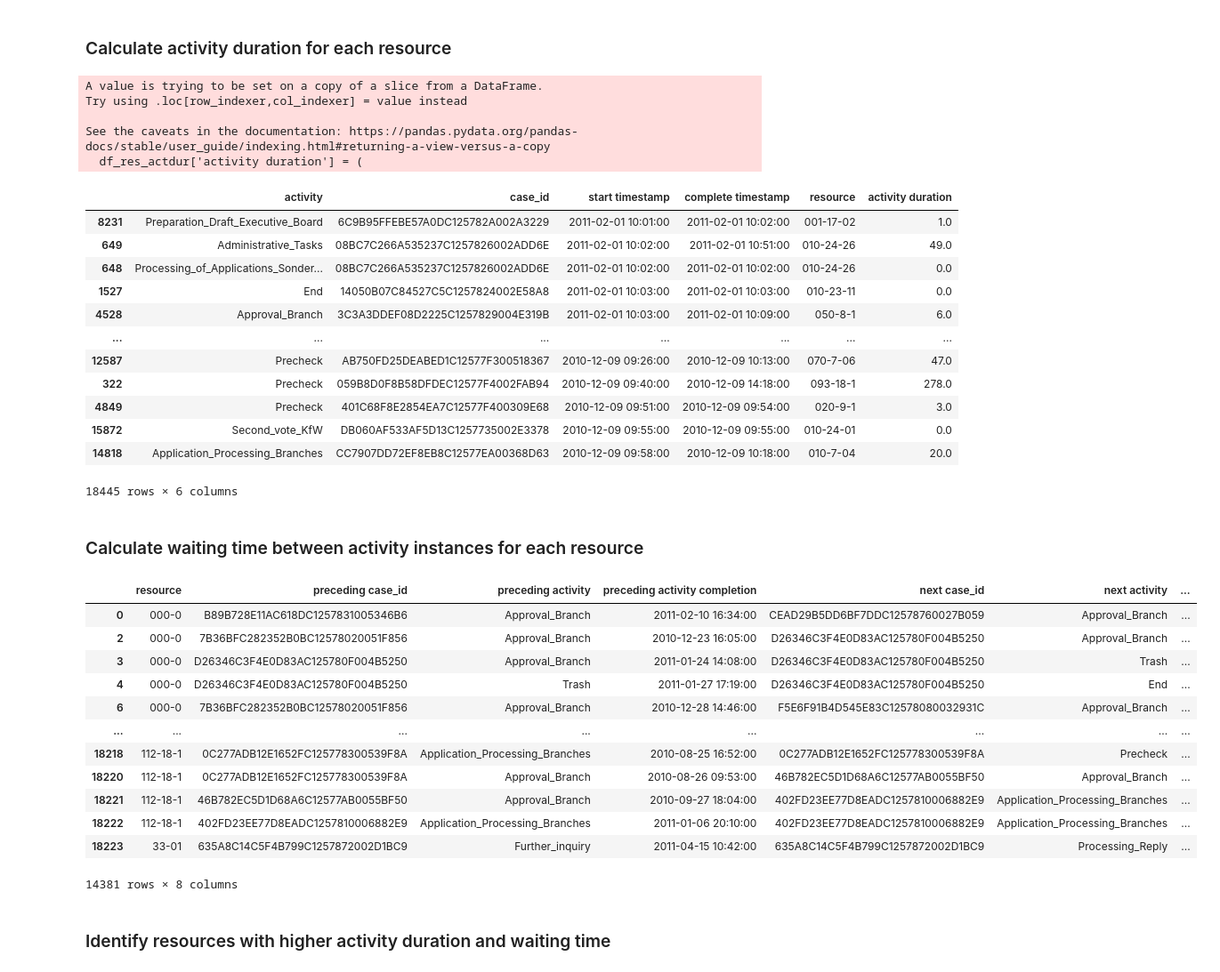
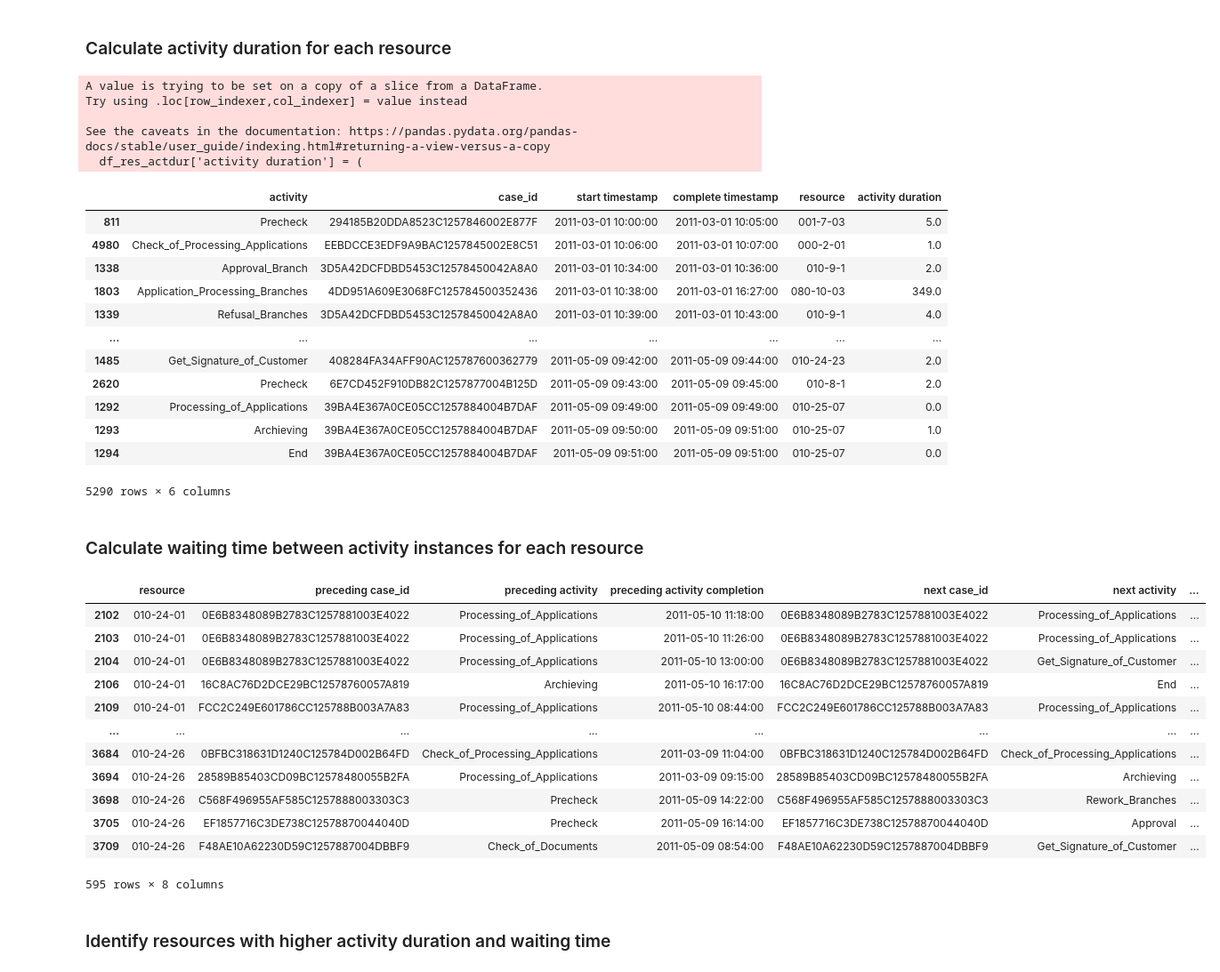
Before and after one commit to roy-jingyang/weasel_detection, a Jupyter notebook: Social-related/9_Idling.ipynb, the cells around one changed output. Shown: that part at 89% size. Cells and saved outputs as stored; diff of their text form; code cells hidden in the pictures.

```diff
--- a/Social-related/9_Idling.ipynb
+++ b/Social-related/9_Idling.ipynb
@@ -11,12 +11,18 @@ alt.data_transformers.enable('vegafusion')
 # %% [output]
 DataTransformerRegistry.enable('vegafusion')
 # %%
-log_name = 'propr'
+log_name = 'propr_test'
 
 fn_logs = {
-    'bpic15': '../data/preproc/bpic2015_disco.csv',
+    'bpic15': '../data/preproc/bpic15.csv',
+    'bpic15_ref': '../data/preproc/bpic15_train-70.csv',
+    'bpic15_test': '../data/preproc/bpic15_test-30.csv',
+
     'bpic17': '../data/preproc/bpic2017.csv',
-    'propr': '../data/preproc/proprietary.csv'
+
+    'propr': '../data/preproc/proprietary.csv',
+    'propr_ref': '../data/preproc/proprietary_train-70.csv',
+    'propr_test': '../data/preproc/proprietary_test-30.csv'
 }
 # %%
 log = pd.read_csv(fn_logs[log_name])
@@ -37,0 +44,9 @@ log
+# %%
+# proprietary
+log['department'] = log['resource'].apply(
+    lambda x: x.split('-')[0]
+)
+log['department_role'] = log['resource'].apply(
+    lambda x: x.split('-')[0] + '-' + x.split('-')[1]
+)
+log
@@ -37,0 +67,3 @@ log
+# %%
+sel_resources = log.loc[log['department_role'] == '010-24', 'resource'].unique()
+print(len(sel_resources))
@@ -60,59 +94,63 @@ Try using .loc[row_indexer,col_indexer] = value instead
 See the caveats in the documentation: https://pandas.pydata.org/pandas-docs/stable/user_guide/indexing.html#returning-a-view-versus-a-copy
   df_res_actdur['activity duration'] = (
 |  | activity | case_id | start timestamp | complete timestamp | resource | activity duration |
-| 8231 | Preparation_Draft_Executive_Board | 6C9B95FFEBE57A0DC125782A002A3229 | 2011-02-01 10:01:00 | 2011-02-01 10:02:00 | 001-17-02 | 1.0 |
-| 649 | Administrative_Tasks | 08BC7C266A535237C1257826002ADD6E | 2011-02-01 10:02:00 | 2011-02-01 10:51:00 | 010-24-26 | 49.0 |
-| 648 | Processing_of_Applications_Sonder... | 08BC7C266A535237C1257826002ADD6E | 2011-02-01 10:02:00 | 2011-02-01 10:02:00 | 010-24-26 | 0.0 |
-| 1527 | End | 14050B07C84527C5C1257824002E58A8 | 2011-02-01 10:03:00 | 2011-02-01 10:03:00 | 010-23-11 | 0.0 |
-| 4528 | Approval_Branch | 3C3A3DDEF08D2225C1257829004E319B | 2011-02-01 10:03:00 | 2011-02-01 10:09:00 | 050-8-1 | 6.0 |
+| 811 | Precheck | 294185B20DDA8523C1257846002E877F | 2011-03-01 10:00:00 | 2011-03-01 10:05:00 | 001-7-03 | 5.0 |
+| 4980 | Check_of_Processing_Applications | EEBDCCE3EDF9A9BAC1257845002E8C51 | 2011-03-01 10:06:00 | 2011-03-01 10:07:00 | 000-2-01 | 1.0 |
+| 1338 | Approval_Branch | 3D5A42DCFDBD5453C12578450042A8A0 | 2011-03-01 10:34:00 | 2011-03-01 10:36:00 | 010-9-1 | 2.0 |
+| 1803 | Application_Processing_Branches | 4DD951A609E3068FC125784500352436 | 2011-03-01 10:38:00 | 2011-03-01 16:27:00 | 080-10-03 | 349.0 |
+| 1339 | Refusal_Branches | 3D5A42DCFDBD5453C12578450042A8A0 | 2011-03-01 10:39:00 | 2011-03-01 10:43:00 | 010-9-1 | 4.0 |
 | ... | ... | ... | ... | ... | ... | ... |
-| 12587 | Precheck | AB750FD25DEABED1C12577F300518367 | 2010-12-09 09:26:00 | 2010-12-09 10:13:00 | 070-7-06 | 47.0 |
-| 322 | Precheck | 059B8D0F8B58DFDEC12577F4002FAB94 | 2010-12-09 09:40:00 | 2010-12-09 14:18:00 | 093-18-1 | 278.0 |
-| 4849 | Precheck | 401C68F8E2854EA7C12577F400309E68 | 2010-12-09 09:51:00 | 2010-12-09 09:54:00 | 020-9-1 | 3.0 |
-| 15872 | Second_vote_KfW | DB060AF533AF5D13C1257735002E3378 | 2010-12-09 09:55:00 | 2010-12-09 09:55:00 | 010-24-01 | 0.0 |
-| 14818 | Application_Processing_Branches | CC7907DD72EF8EB8C12577EA00368D63 | 2010-12-09 09:58:00 | 2010-12-09 10:18:00 | 010-7-04 | 20.0 |
+| 1485 | Get_Signature_of_Customer | 408284FA34AFF90AC125787600362779 | 2011-05-09 09:42:00 | 2011-05-09 09:44:00 | 010-24-23 | 2.0 |
+| 2620 | Precheck | 6E7CD452F910DB82C1257877004B125D | 2011-05-09 09:43:00 | 2011-05-09 09:45:00 | 010-8-1 | 2.0 |
+| 1292 | Processing_of_Applications | 39BA4E367A0CE05CC1257884004B7DAF | 2011-05-09 09:49:00 | 2011-05-09 09:49:00 | 010-25-07 | 0.0 |
+| 1293 | Archieving | 39BA4E367A0CE05CC1257884004B7DAF | 2011-05-09 09:50:00 | 2011-05-09 09:51:00 | 010-25-07 | 1.0 |
+| 1294 | End | 39BA4E367A0CE05CC1257884004B7DAF | 2011-05-09 09:51:00 | 2011-05-09 09:51:00 | 010-25-07 | 0.0 |
-18445 rows × 6 columns
+5290 rows × 6 columns
 # %% [markdown]
 ### Calculate waiting time between activity instances for each resource
 # %%
 df_res_waiting = list()
 for res, events in log.groupby('resource'):
     for i in range(len(events) - 1):
         pre_event = events.iloc[i]
         next_event = events.iloc[i+1]
         waiting_time = (
             next_event['start timestamp'] -
             pre_event['complete timestamp']
         )
         df_res_waiting.append({
             'resource': res,
             'preceding case_id': pre_event['case_id'],
             'preceding activity': pre_event['activity'],
             'preceding activity completion': pre_event['complete timestamp'],
             'next case_id': next_event['case_id'],
             'next activity': next_event['activity'],
             'next activity start': next_event['start timestamp'],
             'waiting time': waiting_time
         })
 df_res_waiting = pd.DataFrame(df_res_waiting)
 df_res_waiting['waiting time'] =  df_res_waiting['waiting time'].dt.total_seconds() / 60
 # NOTE: only non-negative waiting time makes sense
 df_res_waiting = df_res_waiting[df_res_waiting['waiting time'] >= 0]
+# NOTE: consider only waiting time within the same case
+df_res_waiting = df_res_waiting.loc[df_res_waiting['preceding case_id'] == df_res_waiting['next case_id'], :]
+
+df_res_waiting = df_res_waiting[df_res_waiting['resource'].isin(sel_resources)]
 df_res_waiting
 # %% [output]
 |  | resource | preceding case_id | preceding activity | preceding activity completion | next case_id | next activity | ... |
-| 0 | 000-0 | B89B728E11AC618DC1257831005346B6 | Approval_Branch | 2011-02-10 16:34:00 | CEAD29B5DD6BF7DDC12578760027B059 | Approval_Branch | ... |
-| 2 | 000-0 | 7B36BFC282352B0BC12578020051F856 | Approval_Branch | 2010-12-23 16:05:00 | D26346C3F4E0D83AC125780F004B5250 | Approval_Branch | ... |
-| 3 | 000-0 | D26346C3F4E0D83AC125780F004B5250 | Approval_Branch | 2011-01-24 14:08:00 | D26346C3F4E0D83AC125780F004B5250 | Trash | ... |
-| 4 | 000-0 | D26346C3F4E0D83AC125780F004B5250 | Trash | 2011-01-27 17:19:00 | D26346C3F4E0D83AC125780F004B5250 | End | ... |
-| 6 | 000-0 | 7B36BFC282352B0BC12578020051F856 | Approval_Branch | 2010-12-28 14:46:00 | F5E6F91B4D545E83C12578080032931C | Approval_Branch | ... |
+| 2102 | 010-24-01 | 0E6B8348089B2783C1257881003E4022 | Processing_of_Applications | 2011-05-10 11:18:00 | 0E6B8348089B2783C1257881003E4022 | Processing_of_Applications | ... |
+| 2103 | 010-24-01 | 0E6B8348089B2783C1257881003E4022 | Processing_of_Applications | 2011-05-10 11:26:00 | 0E6B8348089B2783C1257881003E4022 | Processing_of_Applications | ... |
+| 2104 | 010-24-01 | 0E6B8348089B2783C1257881003E4022 | Processing_of_Applications | 2011-05-10 13:00:00 | 0E6B8348089B2783C1257881003E4022 | Get_Signature_of_Customer | ... |
+| 2106 | 010-24-01 | 16C8AC76D2DCE29BC12578760057A819 | Archieving | 2011-05-10 16:17:00 | 16C8AC76D2DCE29BC12578760057A819 | End | ... |
+| 2109 | 010-24-01 | FCC2C249E601786CC125788B003A7A83 | Processing_of_Applications | 2011-05-10 08:44:00 | FCC2C249E601786CC125788B003A7A83 | Processing_of_Applications | ... |
 | ... | ... | ... | ... | ... | ... | ... | ... |
-| 18218 | 112-18-1 | 0C277ADB12E1652FC125778300539F8A | Application_Processing_Branches | 2010-08-25 16:52:00 | 0C277ADB12E1652FC125778300539F8A | Precheck | ... |
-| 18220 | 112-18-1 | 0C277ADB12E1652FC125778300539F8A | Approval_Branch | 2010-08-26 09:53:00 | 46B782EC5D1D68A6C12577AB0055BF50 | Approval_Branch | ... |
-| 18221 | 112-18-1 | 46B782EC5D1D68A6C12577AB0055BF50 | Approval_Branch | 2010-09-27 18:04:00 | 402FD23EE77D8EADC1257810006882E9 | Application_Processing_Branches | ... |
-| 18222 | 112-18-1 | 402FD23EE77D8EADC1257810006882E9 | Application_Processing_Branches | 2011-01-06 20:10:00 | 402FD23EE77D8EADC1257810006882E9 | Application_Processing_Branches | ... |
-| 18223 | 33-01 | 635A8C14C5F4B799C1257872002D1BC9 | Further_inquiry | 2011-04-15 10:42:00 | 635A8C14C5F4B799C1257872002D1BC9 | Processing_Reply | ... |
+| 3684 | 010-24-26 | 0BFBC318631D1240C125784D002B64FD | Check_of_Processing_Applications | 2011-03-09 11:04:00 | 0BFBC318631D1240C125784D002B64FD | Check_of_Processing_Applications | ... |
+| 3694 | 010-24-26 | 28589B85403CD09BC12578480055B2FA | Processing_of_Applications | 2011-03-09 09:15:00 | 28589B85403CD09BC12578480055B2FA | Archieving | ... |
+| 3698 | 010-24-26 | C568F496955AF585C1257888003303C3 | Precheck | 2011-05-09 14:22:00 | C568F496955AF585C1257888003303C3 | Rework_Branches | ... |
+| 3705 | 010-24-26 | EF1857716C3DE738C12578870044040D | Precheck | 2011-05-09 16:14:00 | EF1857716C3DE738C12578870044040D | Approval | ... |
+| 3709 | 010-24-26 | F48AE10A62230D59C1257887004DBBF9 | Check_of_Documents | 2011-05-09 08:54:00 | F48AE10A62230D59C1257887004DBBF9 | Get_Signature_of_Customer | ... |
-14381 rows × 8 columns
+595 rows × 8 columns
 # %% [markdown]
 ### Identify resources with higher activity duration and waiting time
 # %%
```
Also changed, not shown: parts of 4 cells of this notebook, 13 other files.
